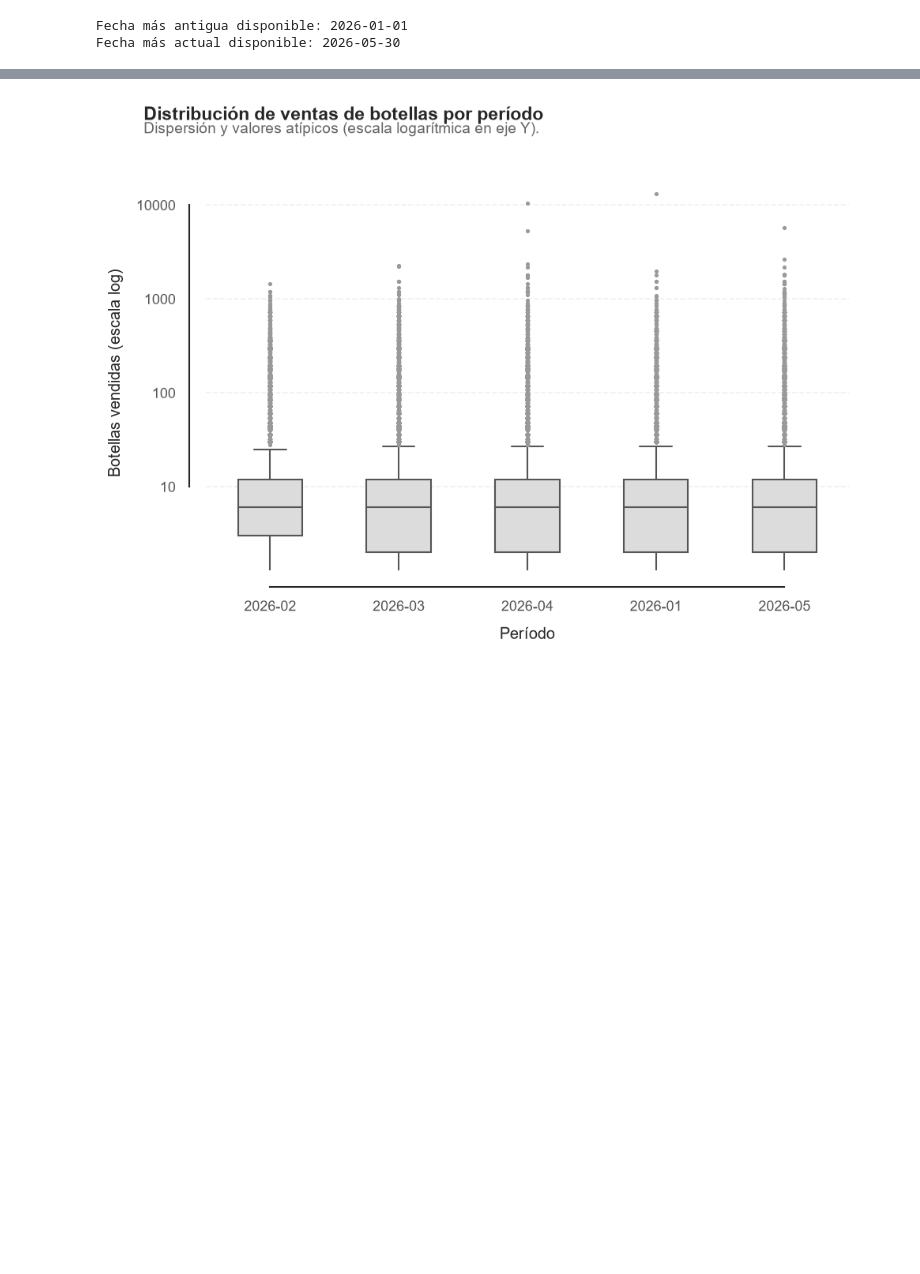
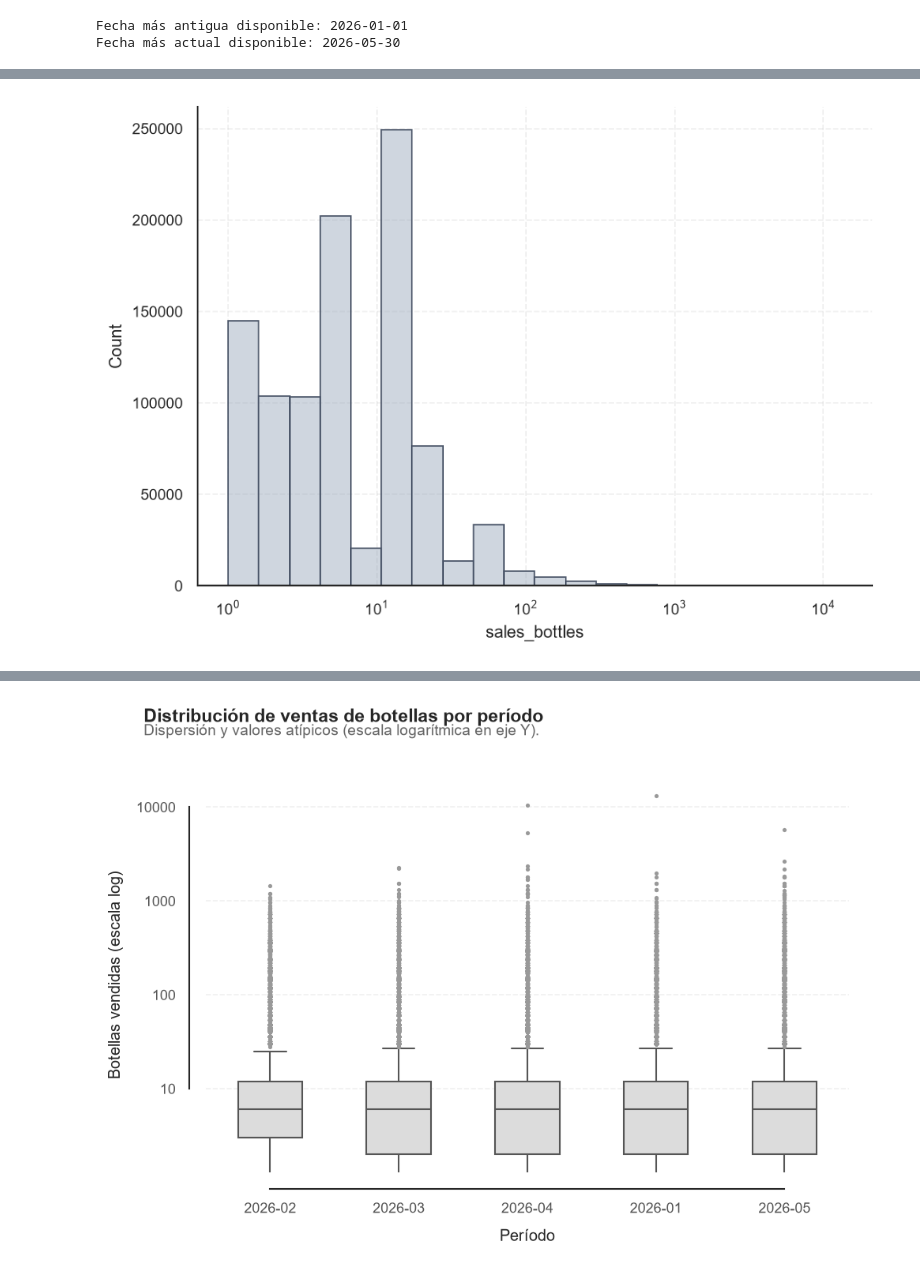
Before and after one commit to charliebrown007/Proyecto_UCB_2da_fase, a Jupyter notebook: 03_scripts/s_04_Fase_02.ipynb, the cells around one changed output, grey strips where cells are left out. Saved outputs shown, nothing was run; the diff lists cells and outputs as text; code cells hidden in the pictures; blank space fills up the shorter version.

```diff
--- a/03_scripts/s_04_Fase_02.ipynb
+++ b/03_scripts/s_04_Fase_02.ipynb
@@ -221,0 +243,24 @@ Fecha más actual disponible: 2026-05-30
+# %%
+sns.set_theme(
+    context = 'paper',
+    style = 'white',
+    rc = {'axes.grid': True, 'grid.linestyle': '--', 'grid.alpha': 0.3})
+
+g = sns.displot(
+    data = df_01,
+    x = 'sales_bottles',
+    kind = 'hist',
+    kde = False,
+    bins = 20,
+    log_scale = (True, False),       # Escala logarítmica en base 10: eje "x" y eje "y"
+    color = '#A0AEC0',             # Tono gris azulado más definido
+    edgecolor = '#4A5568',         # Contorno para delimitar cada bin
+    element = 'bars',
+    alpha = 0.5,
+    height = 4.5,
+    aspect = 1.4
+)
+
+plt.show()
+# %% [output]
+[figure, added]
```
Also changed, not shown: parts of 14 cells of this notebook, 5 other files.
